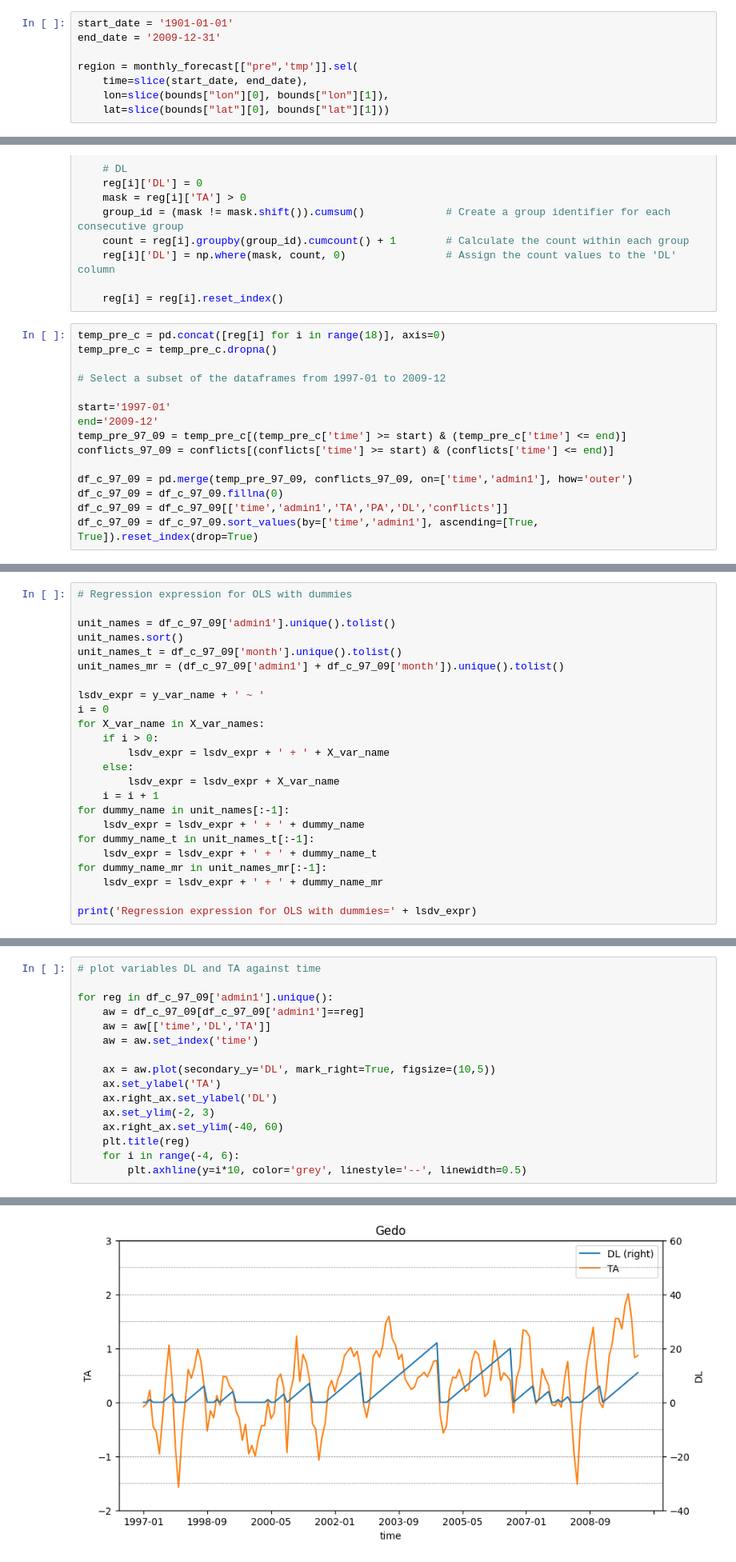
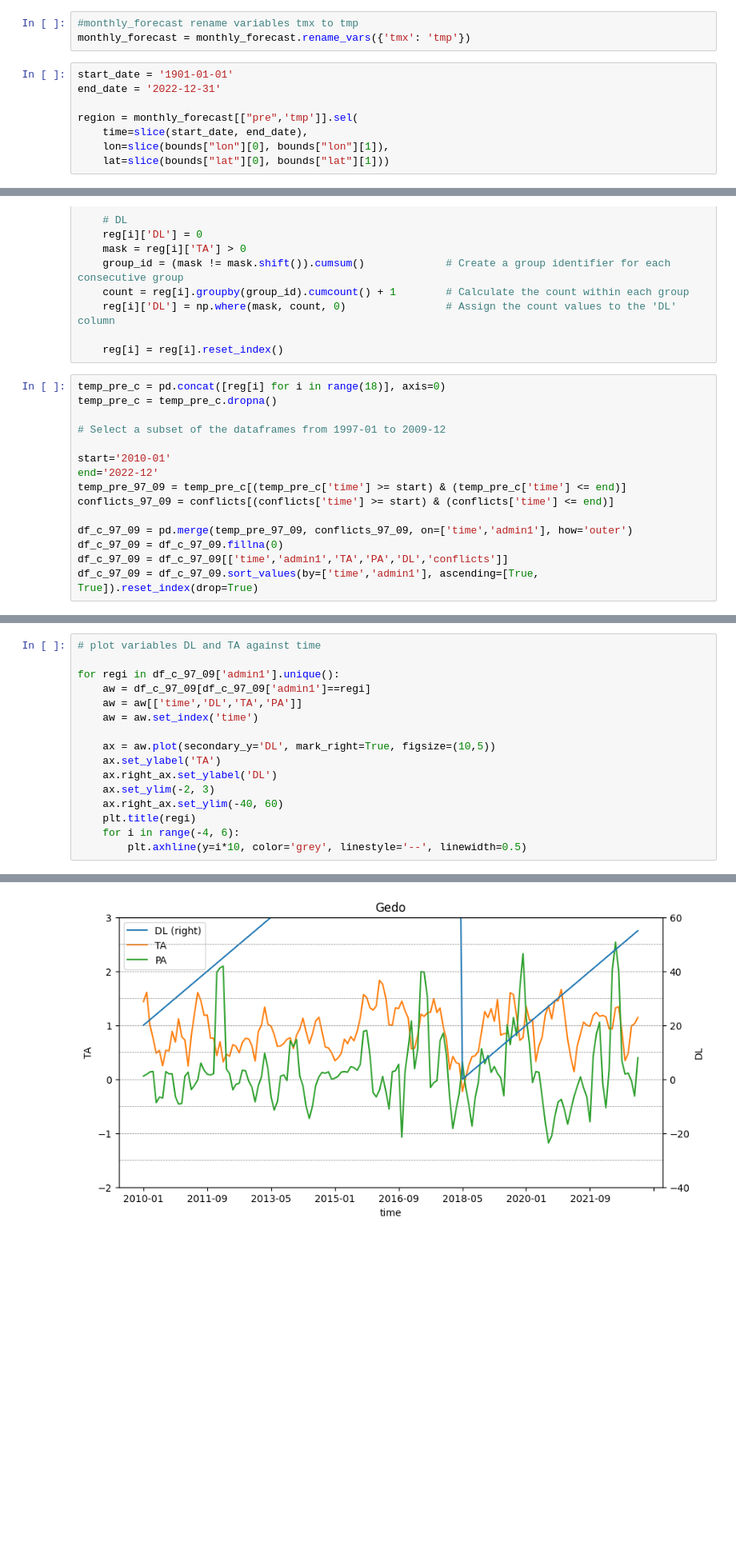
Before and after one commit to saraghivarello/Climate-and-conflict, a Jupyter notebook: all codes/Regression - figs.ipynb, the cells around one changed output, grey strips where cells are left out. Shown at 80% size. Cells and saved outputs as stored; diff of their text form; blank space fills up the shorter version.

```diff
--- a/all codes/Regression - figs.ipynb
+++ b/all codes/Regression - figs.ipynb
@@ -46,9 +50,12 @@ def get_aoi(shp, world=True):
     return lon_lat
 
 bounds = get_aoi(states_gdf)
+# %%
+#monthly_forecast rename variables tmx to tmp
+monthly_forecast = monthly_forecast.rename_vars({'tmx': 'tmp'})
 # %%
 start_date = '1901-01-01'
-end_date = '2009-12-31'
+end_date = '2022-12-31'
 
 region = monthly_forecast[["pre",'tmp']].sel(
     time=slice(start_date, end_date),
@@ -175,8 +182,8 @@ temp_pre_c = temp_pre_c.dropna()
 
 # Select a subset of the dataframes from 1997-01 to 2009-12
 
-start='1997-01'
-end='2009-12'
+start='2010-01'
+end='2022-12'
 temp_pre_97_09 = temp_pre_c[(temp_pre_c['time'] >= start) & (temp_pre_c['time'] <= end)]
 conflicts_97_09 = conflicts[(conflicts['time'] >= start) & (conflicts['time'] <= end)]
 
@@ -350,24 +193,0 @@ X_var_names = ['res_TA','res_PA','res_DL']
-# %%
-# Regression expression for OLS with dummies
-
-unit_names = df_c_97_09['admin1'].unique().tolist()
-unit_names.sort()
-unit_names_t = df_c_97_09['month'].unique().tolist()
-unit_names_mr = (df_c_97_09['admin1'] + df_c_97_09['month']).unique().tolist()
-
-lsdv_expr = y_var_name + ' ~ '
-i = 0
-for X_var_name in X_var_names:
-    if i > 0:
-        lsdv_expr = lsdv_expr + ' + ' + X_var_name
-    else:
-        lsdv_expr = lsdv_expr + X_var_name
-    i = i + 1
-for dummy_name in unit_names[:-1]:
-    lsdv_expr = lsdv_expr + ' + ' + dummy_name
-for dummy_name_t in unit_names_t[:-1]:
-    lsdv_expr = lsdv_expr + ' + ' + dummy_name_t
-for dummy_name_mr in unit_names_mr[:-1]:
-    lsdv_expr = lsdv_expr + ' + ' + dummy_name_mr
-
-print('Regression expression for OLS with dummies=' + lsdv_expr)
@@ -400,9 +194,9 @@ strong multicollinearity problems or that the design matrix is singular.
 # %%
 # plot variables DL and TA against time
 
-for reg in df_c_97_09['admin1'].unique():
-    aw = df_c_97_09[df_c_97_09['admin1']==reg]
-    aw = aw[['time','DL','TA']]
+for regi in df_c_97_09['admin1'].unique():
+    aw = df_c_97_09[df_c_97_09['admin1']==regi]
+    aw = aw[['time','DL','TA','PA']]
     aw = aw.set_index('time')
 
     ax = aw.plot(secondary_y='DL', mark_right=True, figsize=(10,5))
@@ -410,7 +204,7 @@ for reg in df_c_97_09['admin1'].unique():
     ax.right_ax.set_ylabel('DL')
     ax.set_ylim(-2, 3)
     ax.right_ax.set_ylim(-40, 60)
-    plt.title(reg)
+    plt.title(regi)
     for i in range(-4, 6):
         plt.axhline(y=i*10, color='grey', linestyle='--', linewidth=0.5)
 # %% [output]
@@ -423 +217 @@ for reg in df_c_97_09['admin1'].unique():
-[figure, old version]
+[figure, new version]
```
Also changed, not shown: parts of 21 cells of this notebook, 1 other file.
